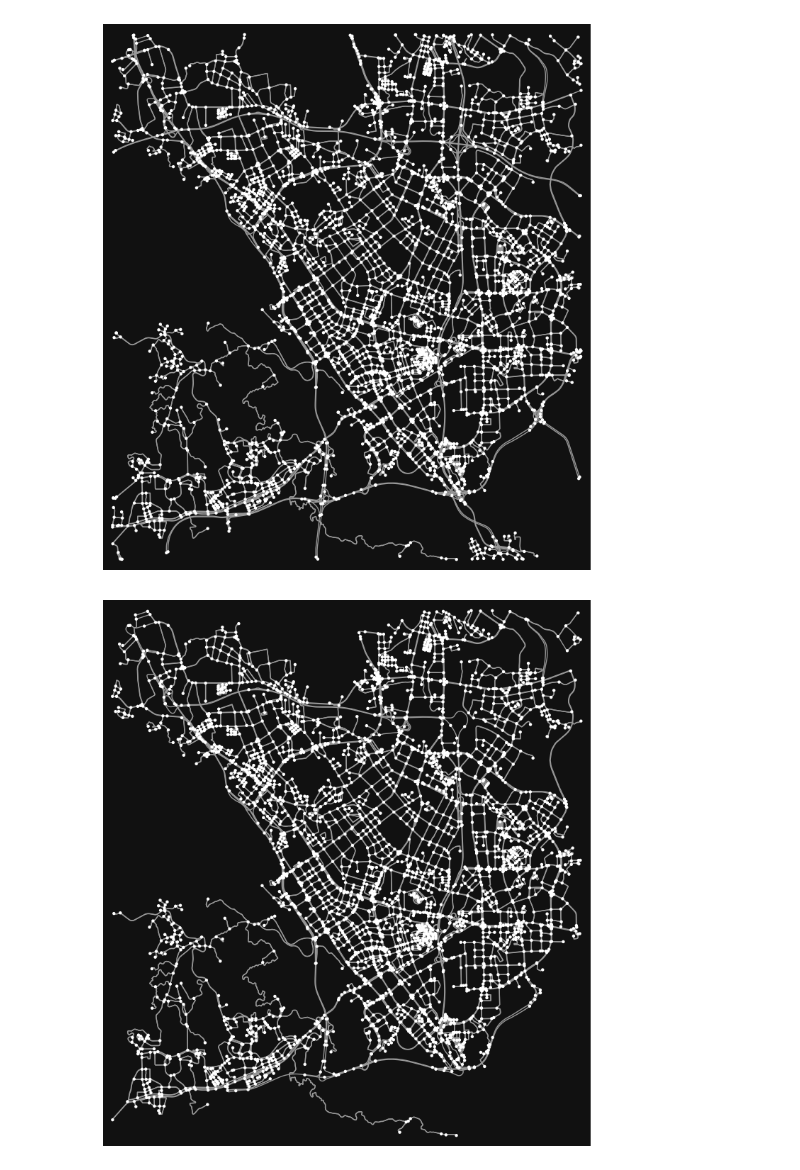
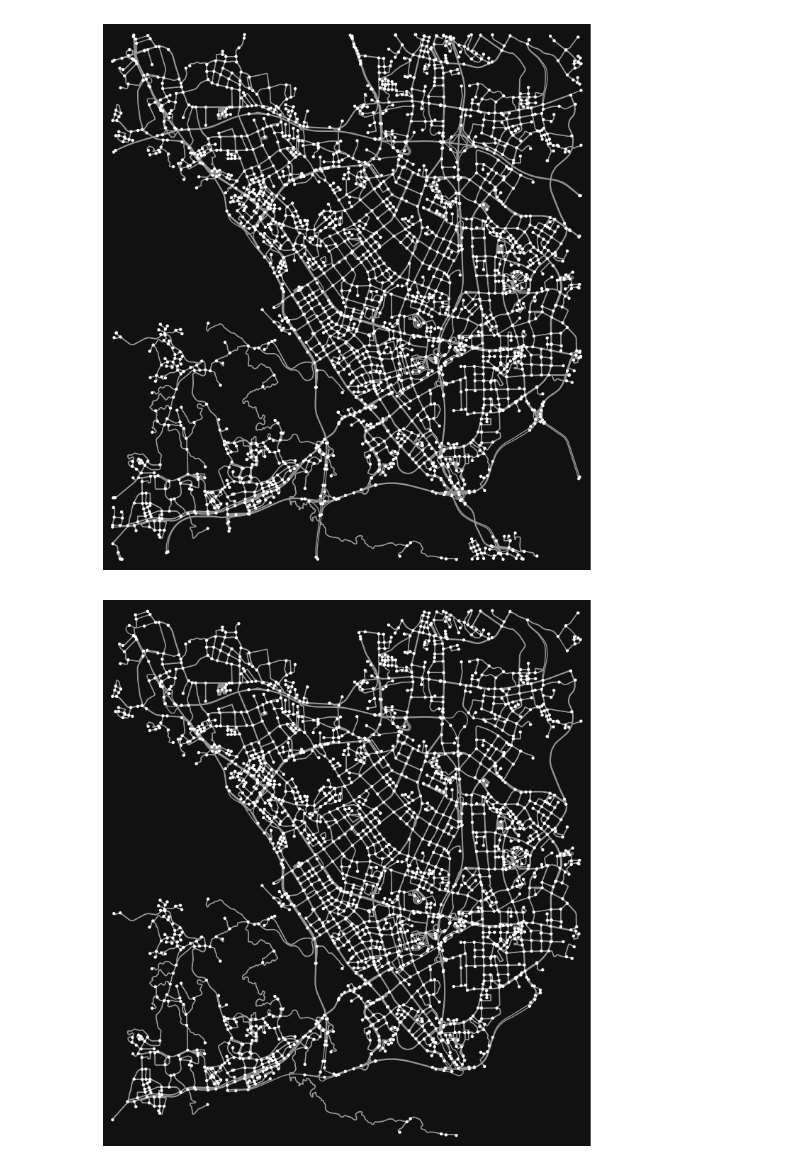
Before and after one commit to manuelck99/bachelors-thesis, a Jupyter notebook: preprocessing/map.ipynb, the cells around one changed output. Saved outputs shown, nothing was run; the diff lists cells and outputs as text; code cells hidden in the pictures.

```diff
--- a/preprocessing/map.ipynb
+++ b/preprocessing/map.ipynb
@@ -127,9 +7,11 @@ plt.show()
 # %%
-# Fetch OSMnx graph
+data_path = "./data"
+
+## Fetch OSMnx graph
 road_graph_ox = ox.graph_from_bbox(bbox=(113.95088, 22.57502, 114.08323, 22.71175), network_type="drive",
                                    simplify=False)
-
-print("Road Graph OSMnx: ", road_graph_ox)
+print("Road Graph OSMnx:")
+print(road_graph_ox)
 
 road_graph_ox = ox.add_edge_speeds(road_graph_ox)
 road_graph_ox = ox.add_edge_travel_times(road_graph_ox)
@@ -140,27 +22,28 @@ road_graph_ox.remove_edges_from(nx.selfloop_edges(road_graph_ox))
 # Save OSMnx road graph
 ox.save_graphml(road_graph_ox, filepath=f"{data_path}/road_graph_ox_nsl.xml", encoding="utf-8")
 # road_graph_ox = ox.load_graphml(filepath=f"{data_path}/road_graph_ox_nsl.xml")
+print("Road Graph OSMnx (nsl):")
+print(road_graph_ox)
 
 road_graph_ox = ox.project_graph(road_graph_ox, to_crs=utils.EPSG_32650)
 
+tolerance = 35
 road_graph_ox = ox.simplify_graph(road_graph_ox, track_merged=True)
-road_graph_ox = ox.consolidate_intersections(road_graph_ox, tolerance=20, rebuild_graph=True, dead_ends=True,
+road_graph_ox = ox.consolidate_intersections(road_graph_ox, tolerance=tolerance, rebuild_graph=True, dead_ends=True,
                                              reconnect_edges=True)
 
-print("Road Graph OSMnx (sim, con): ", road_graph_ox)
-
 road_graph_ox = ox.project_graph(road_graph_ox, to_crs=utils.EPSG_4326)
-ox.save_graphml(road_graph_ox, filepath=f"{data_path}/road_graph_ox_sim_con_nsl.xml", encoding="utf-8")
-
-# wccs = nx.weakly_connected_components(road_graph_ox)
-# max_wcc = max(wccs, key=len)
-# max_wcc_sub_road_graph = road_graph_ox.subgraph(max_wcc).copy()
+ox.save_graphml(road_graph_ox, filepath=f"{data_path}/road_graph_ox_sim_con_{tolerance}_nsl.xml", encoding="utf-8")
+print("Road Graph OSMnx (nsl, sim, con):")
+print(road_graph_ox)
 
 sccs = nx.strongly_connected_components(road_graph_ox)
 max_scc = max(sccs, key=len)
 max_scc_sub_road_graph = road_graph_ox.subgraph(max_scc).copy()
 
-print("Road Graph OSMnx (sim, con, strongly-connected): ", max_scc_sub_road_graph)
+print("Road Graph OSMnx (nsl, sim, con, sc):")
+print(max_scc_sub_road_graph)
 
-ox.save_graphml(max_scc_sub_road_graph, filepath=f"{data_path}/road_graph_ox_sim_con_nsl_sc.xml", encoding="utf-8")
+ox.save_graphml(max_scc_sub_road_graph, filepath=f"{data_path}/road_graph_ox_sim_con_{tolerance}_nsl_sc.xml",
+                encoding="utf-8")
 # %% [output]
@@ -170,29 +58,22 @@ Road Graph OSMnx (sim, con, strongly-connected):  MultiDiGraph with 3577 nodes a
 # %%
 ## Draw the road graph
 pos = {node: (road_graph_ox.nodes[node]["x"], road_graph_ox.nodes[node]["y"]) for node in road_graph_ox.nodes()}
 
 fig, ax = ox.plot_graph(
     road_graph_ox,
     node_size=10,
     figsize=(10, 10)
 )
-ax.set_title("Road Graph OSMnx (sim, con)")
-
-# fig, ax = ox.plot_graph(
-#     max_wcc_sub_road_graph,
-#     node_size=10,
-#     figsize=(10, 10)
-# )
-# ax.set_title("Road Graph OSMnx (weakly-connected) (sim, con)")
+ax.set_title("Road Graph OSMnx (nsl, sim, con)")
 
 fig, ax = ox.plot_graph(
     max_scc_sub_road_graph,
     node_size=10,
     figsize=(10, 10)
 )
-ax.set_title("Road Graph OSMnx (strongly-connected) (sim, con)")
+ax.set_title("Road Graph OSMnx (nsl, sim, con, sc)")
 
 plt.show()
 # %% [output]
-[figure, old version]
+[figure, new version]
-[figure, old version]
+[figure, new version]
```
Also changed, not shown: parts of 5 cells of this notebook, 1 other file.
